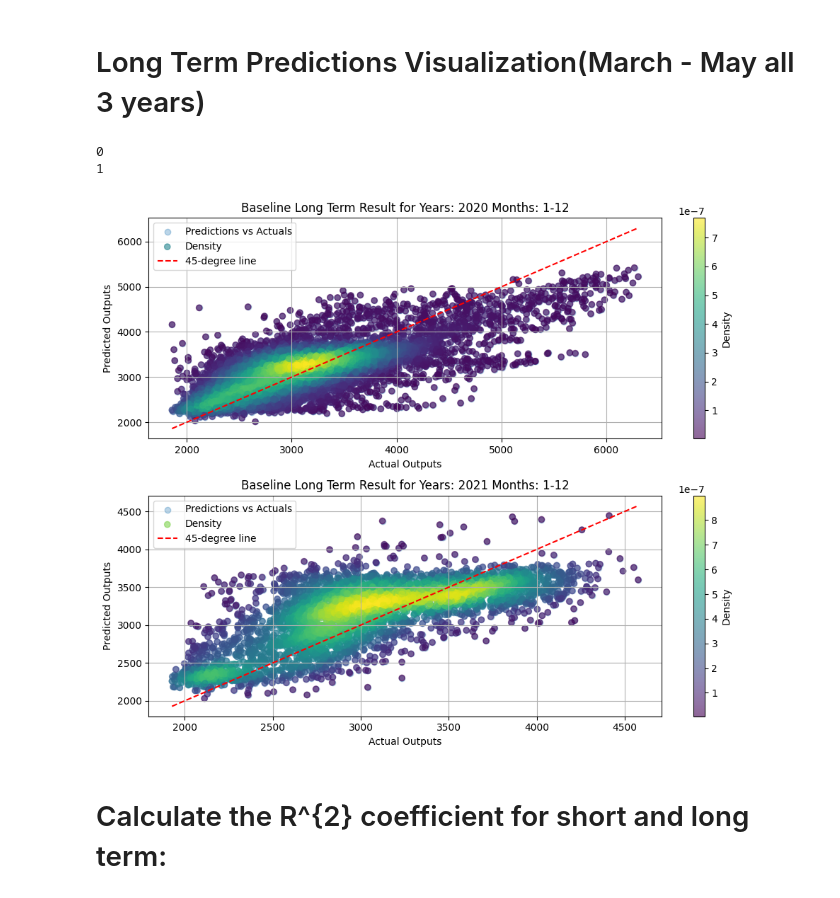
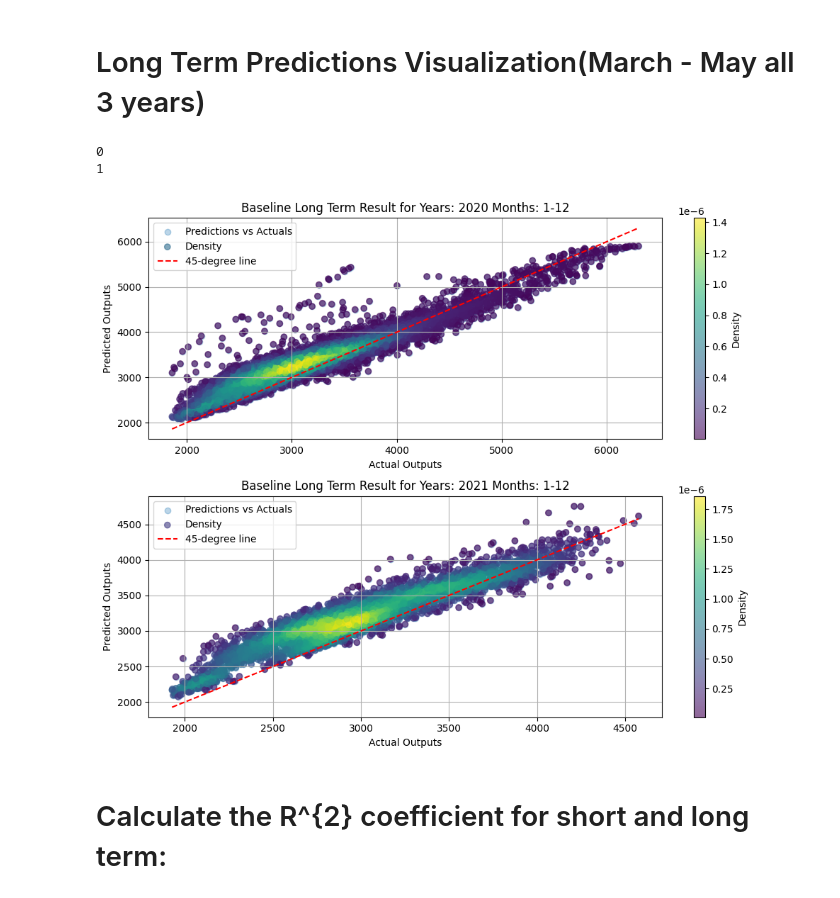
Before and after one commit to j1wnkim/BayesianTimeSeries, a Jupyter notebook: VisualizingResultsNormal.ipynb, the cells around one changed output. Cells and saved outputs as stored; diff of their text form; code cells hidden in the pictures.

Commit message:
Visuals

```diff
--- a/VisualizingResultsNormal.ipynb
+++ b/VisualizingResultsNormal.ipynb
@@ -9,7 +9,7 @@ import sklearn
 from scipy.stats import gaussian_kde
 # Load the data into DataFrames
 actuals_short = pd.read_csv("TestingShort/TestingActual_Short.csv")
-predictions_short = pd.read_csv("TestingShort/NormalTestingPredictionsShort.csv")
+predictions_short = pd.read_csv("/home/jik19004/FilesToRun/BayesianTimeSeries/Bayesian_1sample/TestingShort/TestingPredictionsShort.csv")
 # Extract dates from the column headers
 actuals_short.columns = pd.to_datetime(
     actuals_short.columns.str.extract(r'(\d{1,2}/\d{1,2}/\d{4})')[0], format='%m/%d/%Y', errors='coerce'
@@ -27,7 +27,7 @@ filtered_columns = [
 filtered_actuals_short = actuals_short[filtered_columns]
 filtered_predictions_short = predictions_short[filtered_columns]
 # Function to create combined scatter and density plots for each month
-def plot_monthly_comparison_with_density(actuals, predictions, months, years, figwidth = 10, figheight = 12, text = "Bayesian Long Term Result for Years:"):
+def plot_monthly_comparison_with_density(actuals, predictions, months, years, figwidth = 10, figheight = 12, text = "Baseline Long Term Result for Years:"):
     fig, axes = plt.subplots(nrows=len(years), ncols=1, figsize=(figwidth, figheight))
 
     idx = 0
@@ -95,38 +95,38 @@ plot_monthly_comparison_with_density(filtered_actuals_short, filtered_prediction
 # Long Term Predictions Visualization(March - May all 3 years)
 # %%
 actuals_long = pd.read_csv("TestingLong/TestingActual_Long.csv")
-predictions_long = pd.read_csv("TestingLong/NormalTestingPredictionsLong.csv")
+predictions_long = pd.read_csv("/home/jik19004/FilesToRun/BayesianTimeSeries/Bayesian_1sample/TestingLong/TestingPredictionsLong.csv")
 # Extract dates from the column headers
 actuals_long.columns = pd.to_datetime(
     actuals_long.columns.str.extract(r'(\d{1,2}/\d{1,2}/\d{4})')[0], format='%m/%d/%Y', errors='coerce'
 )
 predictions_long.columns = pd.to_datetime(
     predictions_long.columns.str.extract(r'(\d{1,2}/\d{1,2}/\d{4})')[0], format='%m/%d/%Y', errors='coerce'
 )
 
 valid_months = [i for i in range(1,13,1)]
 valid_years = [2020, 2021]
 filtered_columns = [
     col for col in actuals_long.columns if col.month in valid_months and col.year in valid_years
 ]
 
 filtered_actuals_long = actuals_long[filtered_columns]
 filtered_predictions_long = predictions_long[filtered_columns]
 
 filtered_columns = [
     col for col in actuals_long.columns if col.month in valid_months and col.year in valid_years
 ]
 
 # Subset the data
 filtered_actuals_long = actuals_long[filtered_columns]
 filtered_predictions_long = predictions_long[filtered_columns]
 
 
 plot_monthly_comparison_with_density(filtered_actuals_long, filtered_predictions_long, valid_months, [2020,2021], figheight = 8, figwidth = 10,
                                      text = "Baseline Long Term Result for Years:")
 # %% [output]
 0
 1
-[figure, old version]
+[figure, new version]
 # %% [markdown]
 # Calculate the R^{2} coefficient for short and long term:
```
Also changed, not shown: parts of 4 cells of this notebook, 3 other files.
